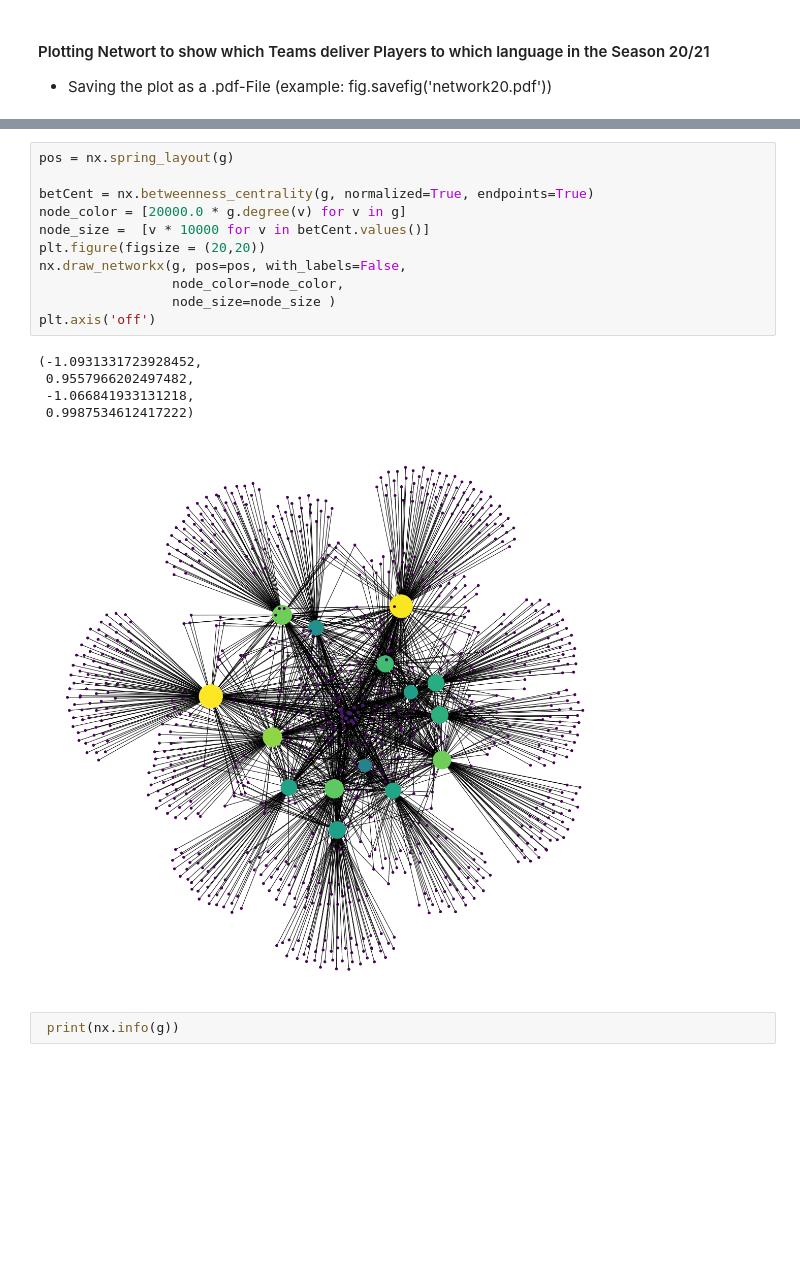
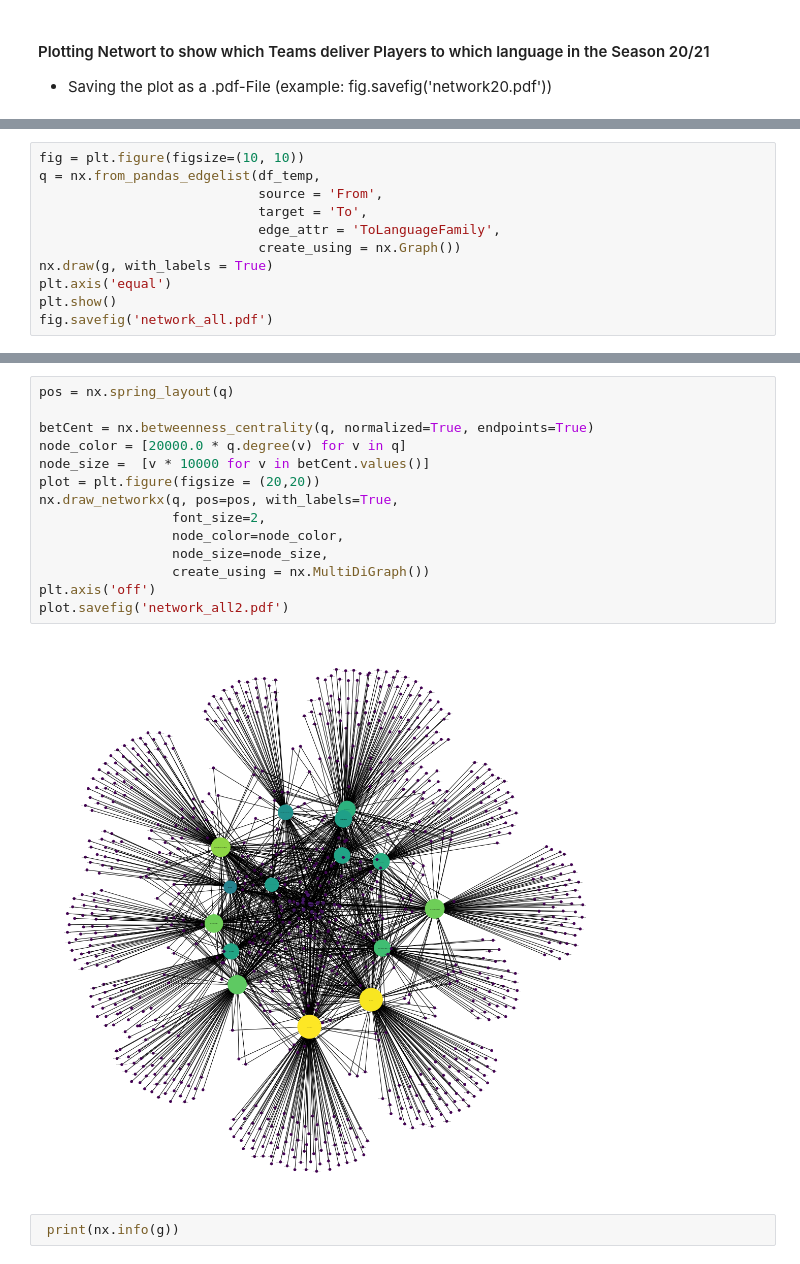
Before and after one commit to Ermaconomist/social_analysis_football_transfer, a Jupyter notebook: 02_analysis/Analysis Network v_Gino.ipynb, the cells around one changed output, grey strips where cells are left out. Saved outputs shown, nothing was run; the diff lists cells and outputs as text; blank space fills up the shorter version.

```diff
--- a/02_analysis/Analysis Network v_Gino.ipynb
+++ b/02_analysis/Analysis Network v_Gino.ipynb
@@ -234,0 +235,11 @@ fig.savefig('networkTestZ20.pdf')
+# %%
+fig = plt.figure(figsize=(10, 10))
+q = nx.from_pandas_edgelist(df_temp,
+                            source = 'From',
+                            target = 'To',
+                            edge_attr = 'ToLanguageFamily',
+                            create_using = nx.Graph())
+nx.draw(g, with_labels = True)
+plt.axis('equal')
+plt.show()
+fig.savefig('network_all.pdf')
@@ -239,20 +252,19 @@ sorted(betCent, key=betCent.get, reverse=True)[:5]
 # %%
-pos = nx.spring_layout(g)
+pos = nx.spring_layout(q)
 
-betCent = nx.betweenness_centrality(g, normalized=True, endpoints=True)
-node_color = [20000.0 * g.degree(v) for v in g]
+betCent = nx.betweenness_centrality(q, normalized=True, endpoints=True)
+node_color = [20000.0 * q.degree(v) for v in q]
 node_size =  [v * 10000 for v in betCent.values()]
-plt.figure(figsize = (20,20))
-nx.draw_networkx(g, pos=pos, with_labels=False,
+plot = plt.figure(figsize = (20,20))
+nx.draw_networkx(q, pos=pos, with_labels=True,
+                 font_size=2,
                  node_color=node_color,
-                 node_size=node_size )
+                 node_size=node_size,
+                 create_using = nx.MultiDiGraph())
 plt.axis('off')
+plot.savefig('network_all2.pdf')
 # %% [output]
-(-1.0931331723928452,
- 0.9557966202497482,
- -1.066841933131218,
- 0.9987534612417222)
-[figure, old version]
+[figure, new version]
 # %%
  print(nx.info(g))
 # %% [output]
```
Also changed, not shown: parts of 5 cells of this notebook, 6 other files.
